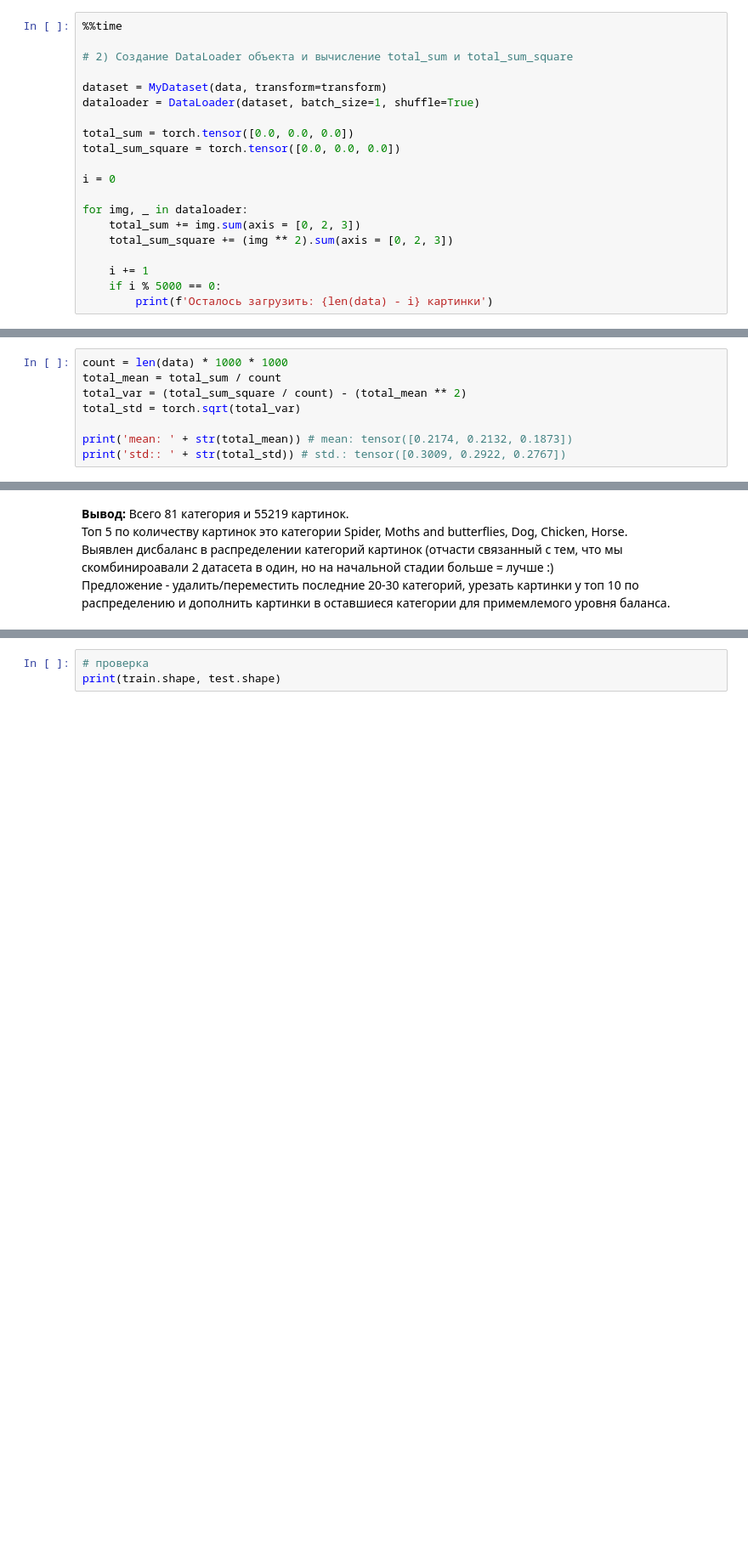
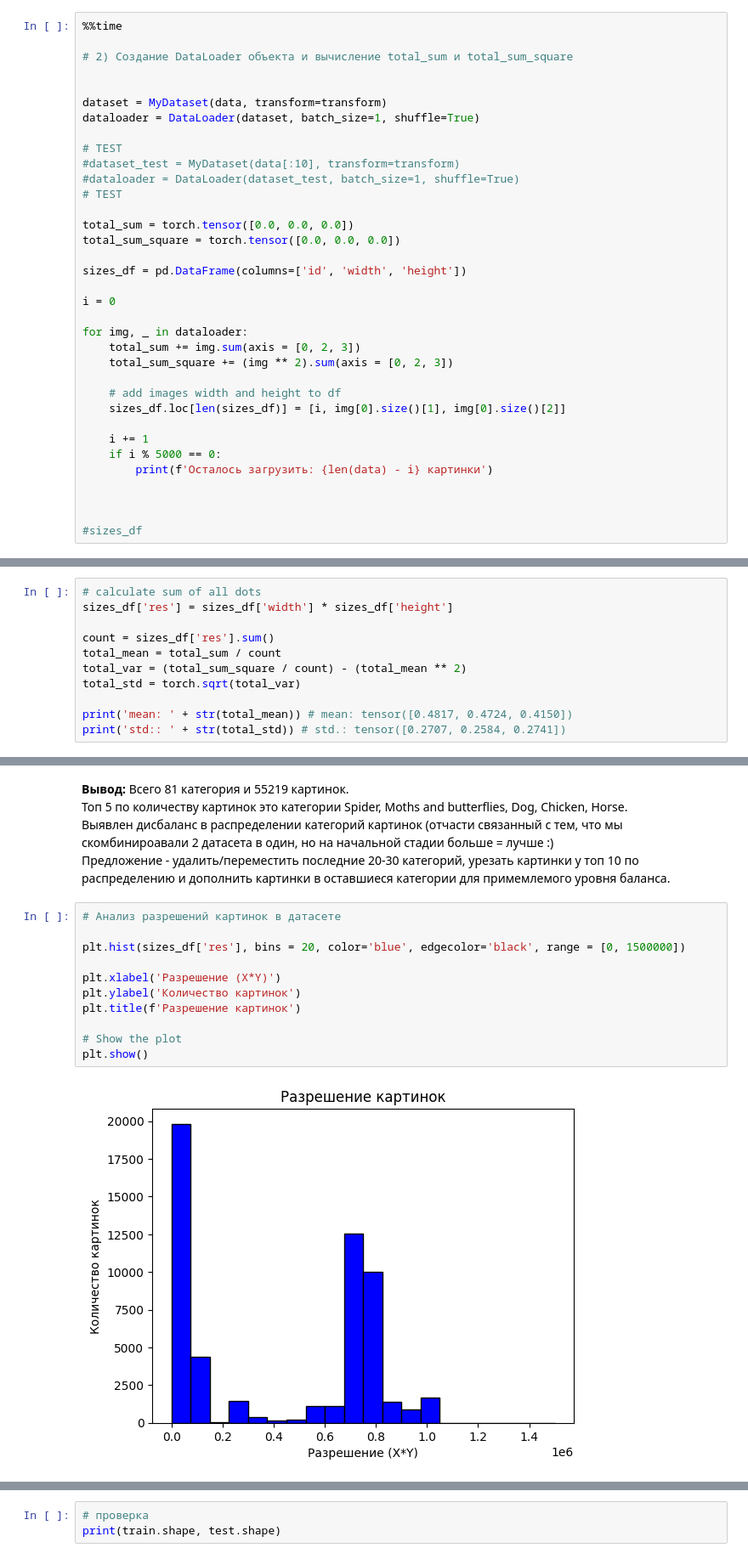
Before and after one commit to hserocks/movs_classification_2023, a Jupyter notebook: movs_classification_2023.ipynb, the cells around one changed output, grey strips where cells are left out. Shown at 85% size. Drawn from its saved outputs; the diff is of its cells as text; blank space fills up the shorter version.

Commit message:
fixed resolution for means + resilution EDA

```diff
--- a/movs_classification_2023.ipynb
+++ b/movs_classification_2023.ipynb
@@ -123,11 +123,19 @@ transform = transforms.Compose([
 
 # 2) Создание DataLoader объекта и вычисление total_sum и total_sum_square
 
+
 dataset = MyDataset(data, transform=transform)
 dataloader = DataLoader(dataset, batch_size=1, shuffle=True)
 
+# TEST
+#dataset_test = MyDataset(data[:10], transform=transform)
+#dataloader = DataLoader(dataset_test, batch_size=1, shuffle=True)
+# TEST
+
 total_sum = torch.tensor([0.0, 0.0, 0.0])
 total_sum_square = torch.tensor([0.0, 0.0, 0.0])
+
+sizes_df = pd.DataFrame(columns=['id', 'width', 'height'])
 
 i = 0
 
@@ -135,9 +143,16 @@ for img, _ in dataloader:
     total_sum += img.sum(axis = [0, 2, 3])
     total_sum_square += (img ** 2).sum(axis = [0, 2, 3])
 
+    # add images width and height to df
+    sizes_df.loc[len(sizes_df)] = [i, img[0].size()[1], img[0].size()[2]]
+
     i += 1
     if i % 5000 == 0:
         print(f'Осталось загрузить: {len(data) - i} картинки')
+
+
+
+#sizes_df
 # %% [output]
 Осталось загрузить: 50219 картинки
 Осталось загрузить: 45219 картинки
@@ -167,9 +182,12 @@ tensor([7.6081e+09, 7.2253e+09, 6.1639e+09])
 # %%
-count = len(data) * 1000 * 1000
+# calculate sum of all dots
+sizes_df['res'] = sizes_df['width'] * sizes_df['height']
+
+count = sizes_df['res'].sum()
 total_mean = total_sum / count
 total_var = (total_sum_square / count) - (total_mean ** 2)
 total_std = torch.sqrt(total_var)
 
-print('mean: ' + str(total_mean)) # mean: tensor([0.2174, 0.2132, 0.1873])
-print('std:: ' + str(total_std)) # std.: tensor([0.3009, 0.2922, 0.2767])
+print('mean: ' + str(total_mean)) # mean: tensor([0.4817, 0.4724, 0.4150])
+print('std:: ' + str(total_std)) # std.: tensor([0.2707, 0.2584, 0.2741])
 # %% [output]
@@ -260,3 +278,16 @@ plt.show()
 Топ 5 по количеству картинок это категории Spider, Moths and butterflies, Dog, Chicken, Horse. <br>
 Выявлен дисбаланс в распределении категорий картинок (отчасти связанный с тем, что мы скомбинироавали 2 датасета в один, но на начальной стадии больше = лучше :) <br>
 Предложение - удалить/переместить последние 20-30 категорий, урезать картинки у топ 10 по распределению и дополнить картинки в оставшиеся категории для примемлемого уровня баланса.
+# %%
+# Анализ разрешений картинок в датасете
+
+plt.hist(sizes_df['res'], bins = 20, color='blue', edgecolor='black', range = [0, 1500000])
+
+plt.xlabel('Разрешение (X*Y)')
+plt.ylabel('Количество картинок')
+plt.title(f'Разрешение картинок')
+
+# Show the plot
+plt.show()
+# %% [output]
+[figure, added]
```
Also changed, not shown: parts of 8 cells of this notebook.
